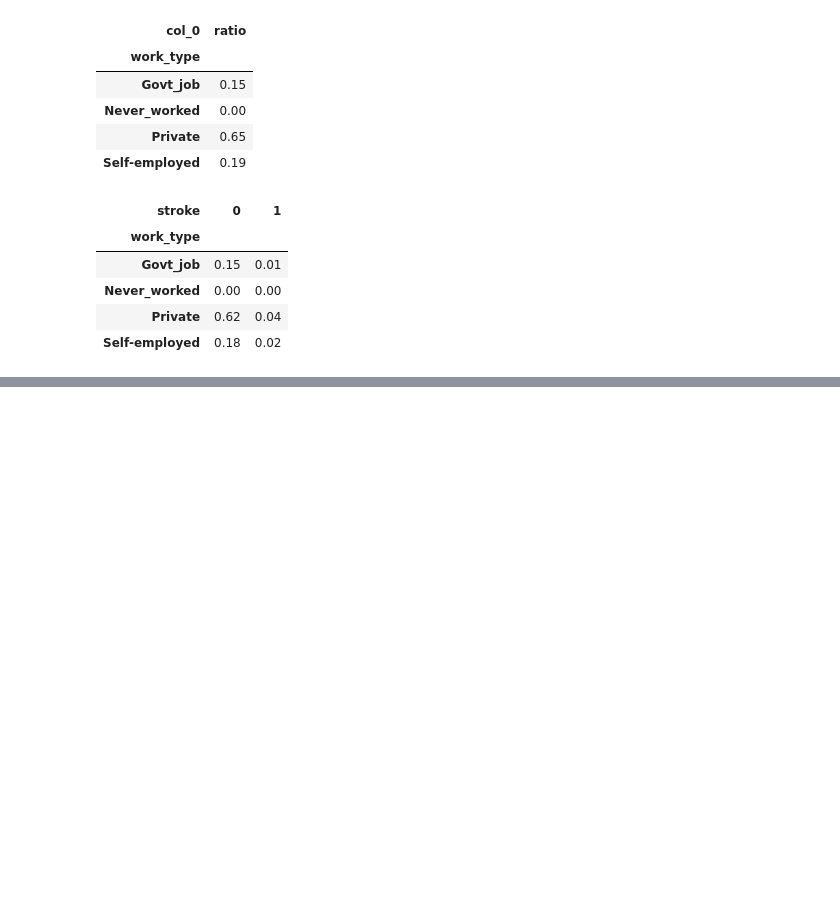
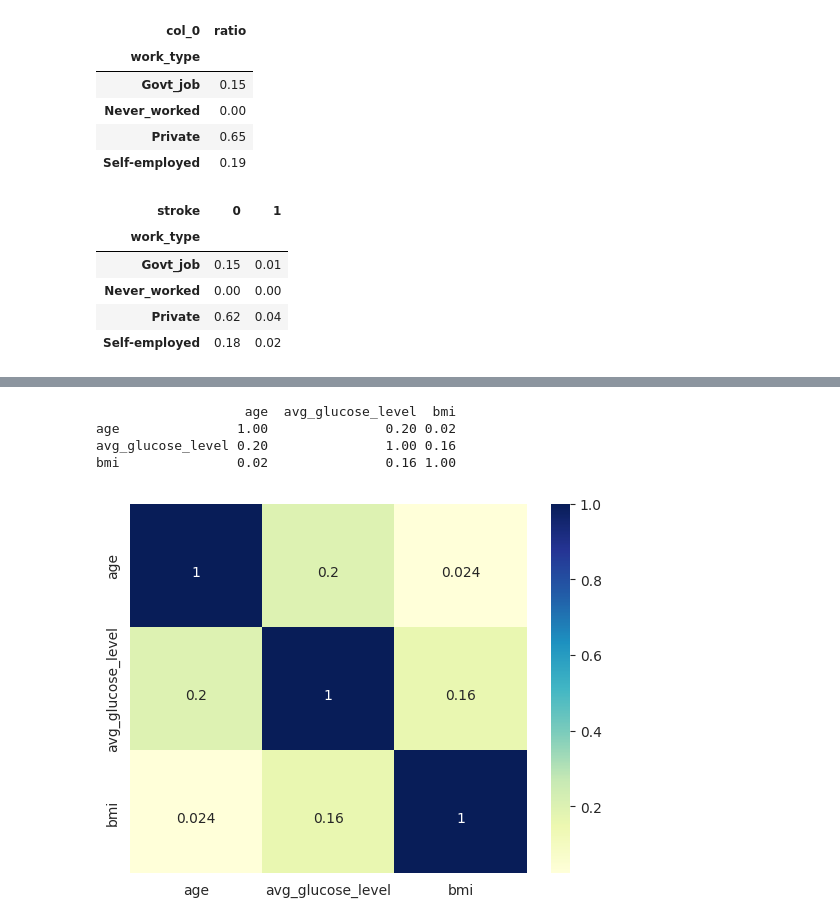
Before and after one commit to silverpoodle/data-analysis_python, a Jupyter notebook: stroke/stroke.ipynb, the cells around one changed output, grey strips where cells are left out. Saved outputs shown, nothing was run; the diff lists cells and outputs as text; code cells hidden in the pictures; blank space fills up the shorter version.

```diff
--- a/stroke/stroke.ipynb
+++ b/stroke/stroke.ipynb
@@ -386,0 +558,34 @@ pd.crosstab(df1['work_type'], df1['stroke'], normalize=True)
+# %%
+# 구간 변수를 cols 리스트에 저장
+cols = ['age', 'avg_glucose_level', 'bmi']
+
+# 주어진 변수들 간의 상관계수를 계산
+correlation_matrix = df2[cols].corr()
+
+# 상관계수 행렬을 소수점 둘째 자리까지 반올림하여 표시
+rounded_correlation_matrix = round(correlation_matrix, 2)
+
+print(rounded_correlation_matrix)
+# %% [output]
+                   age  avg_glucose_level  bmi
+age               1.00               0.20 0.02
+avg_glucose_level 0.20               1.00 0.16
+bmi               0.02               0.16 1.00
+# %%
+# 주어진 변수들 간의 상관계수를 계산
+corr = df2[cols].corr()
+
+# heatmap을 그리기 위한 추가적인 옵션으로, 히트맵 안에 상관계수 값을 표시할 때의 텍스트 정렬을 설정
+# 텍스트의 가로 정렬이 중앙에 위치
+# 텍스트의 세로 정렬이 상단에 위치
+annot_kws = {"ha": 'center', "va": 'top'}
+
+# seaborn 라이브러리의 heatmap 함수를 사용하여 상관계수 히트맵
+# annot=True로 설정하면 상관계수 값을 히트맵 안에 표시합
+# annot_kws 옵션으로 표시된 텍스트의 가로 정렬(ha)은 'center'로, 세로 정렬(va)은 'top'으로 설정
+# cmap 옵션으로는 컬러맵을 선택할 수 있습니다. 여기서는 'YlGnBu'를 사용합니다.
+sns.heatmap(data=corr, annot=True, annot_kws=annot_kws, cmap="YlGnBu")
+
+plt.show()
+# %% [output]
+[figure, added]
```
Also changed, not shown: parts of 19 cells of this notebook, 1 other file.
